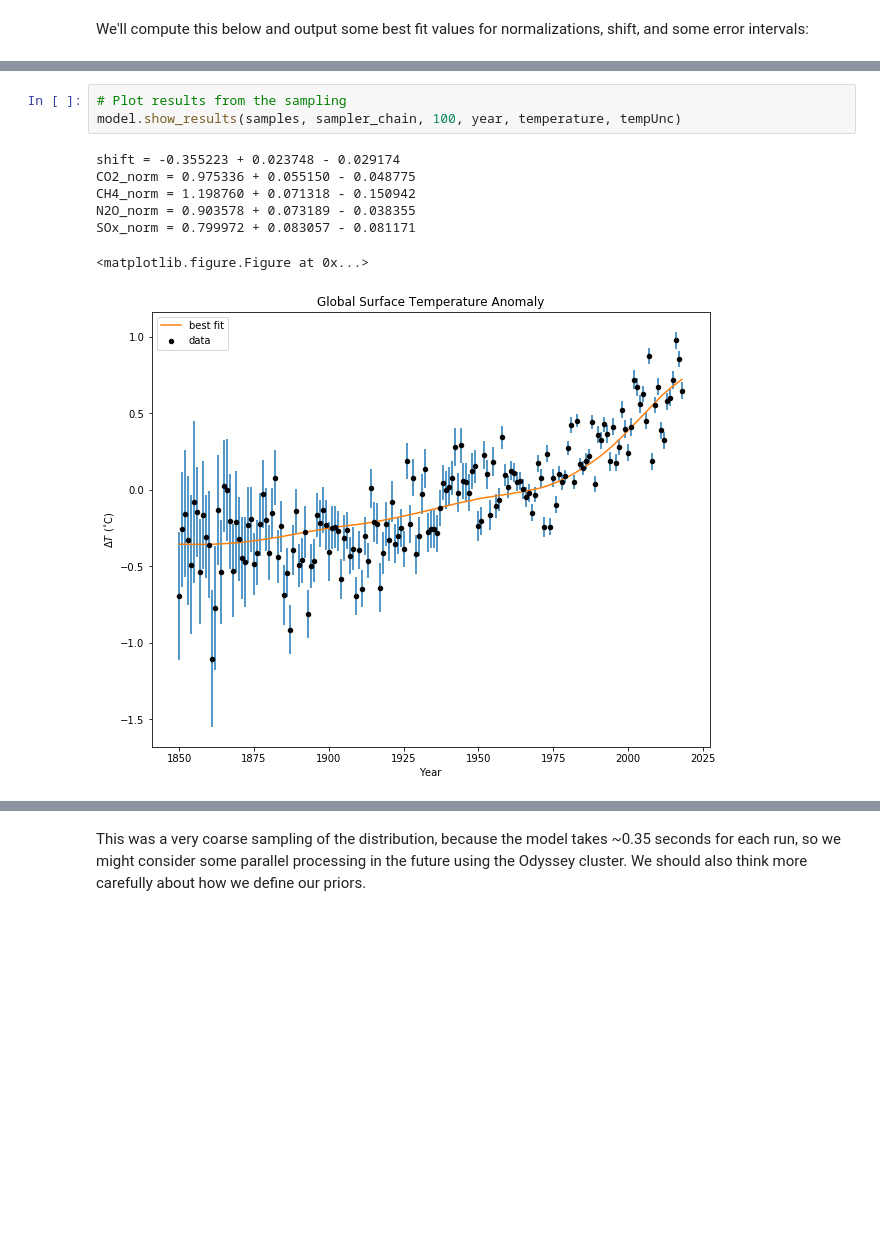
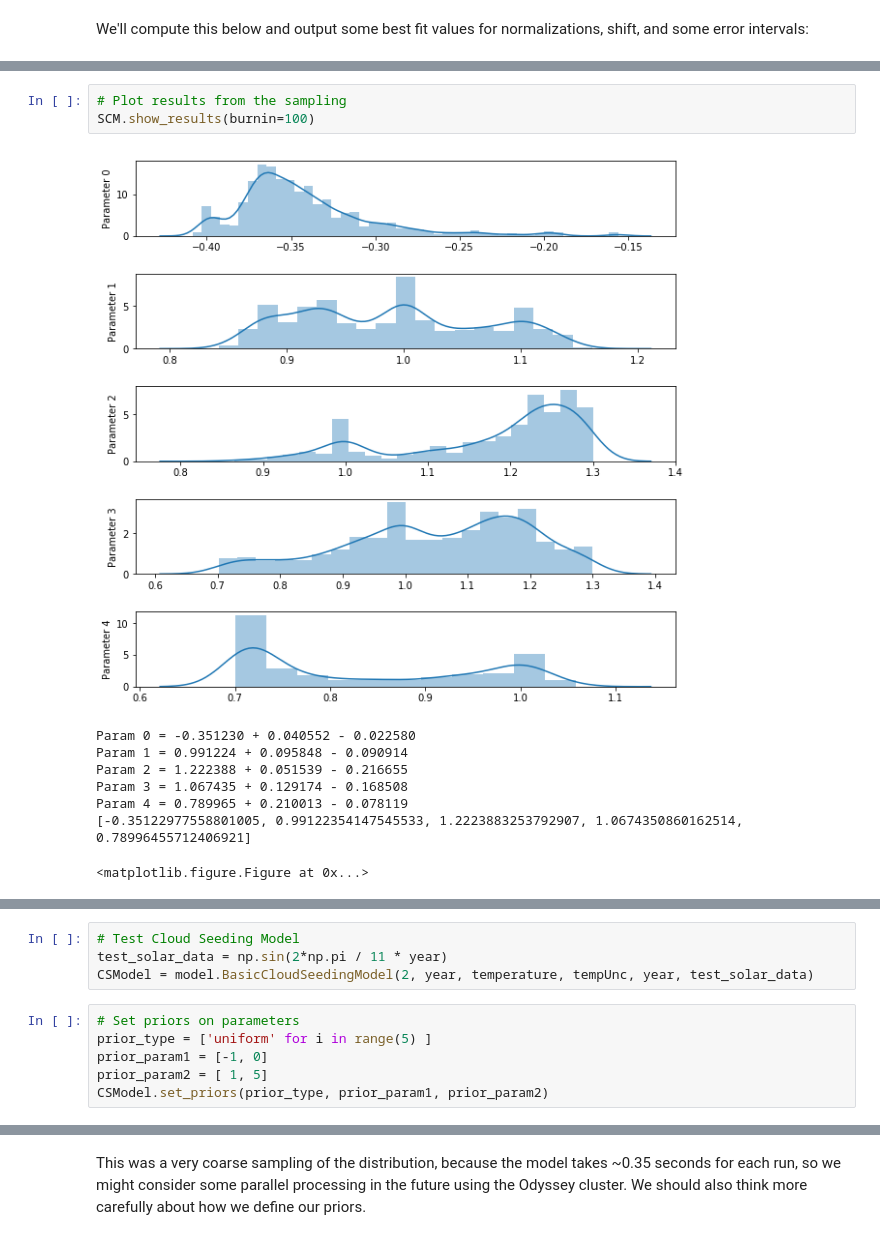
Before and after one commit to mrowan137/Climate, a Jupyter notebook: tutorial.ipynb, the cells around one changed output, grey strips where cells are left out. Cells and saved outputs as stored; diff of their text form; blank space fills up the shorter version.

```diff
--- a/tutorial.ipynb
+++ b/tutorial.ipynb
@@ -73,11 +91,12 @@ Wall time: 8min 13s
 # %%
 # Plot results from the sampling
-model.show_results(samples, sampler_chain, 100, year, temperature, tempUnc)
+SCM.show_results(burnin=100)
 # %% [output]
+[figure, new version]
-shift = -0.355223 + 0.023748 - 0.029174
-CO2_norm = 0.975336 + 0.055150 - 0.048775
-CH4_norm = 1.198760 + 0.071318 - 0.150942
-N2O_norm = 0.903578 + 0.073189 - 0.038355
-SOx_norm = 0.799972 + 0.083057 - 0.081171
+Param 0 = -0.351230 + 0.040552 - 0.022580
+Param 1 = 0.991224 + 0.095848 - 0.090914
+Param 2 = 1.222388 + 0.051539 - 0.216655
+Param 3 = 1.067435 + 0.129174 - 0.168508
+Param 4 = 0.789965 + 0.210013 - 0.078119
+[-0.35122977558801005, 0.99122354147545533, 1.2223883253792907, 1.0674350860162514, 0.78996455712406921]
 <matplotlib.figure.Figure at 0x...>
-[figure, old version]
@@ -83,0 +104,10 @@ SOx_norm = 0.799972 + 0.083057 - 0.081171
+# %%
+# Test Cloud Seeding Model
+test_solar_data = np.sin(2*np.pi / 11 * year)
+CSModel = model.BasicCloudSeedingModel(2, year, temperature, tempUnc, year, test_solar_data)
+# %%
+# Set priors on parameters
+prior_type = ['uniform' for i in range(5) ]
+prior_param1 = [-1, 0]
+prior_param2 = [ 1, 5]
+CSModel.set_priors(prior_type, prior_param1, prior_param2)
```
Also changed, not shown: parts of 8 cells of this notebook, 5 other files.
